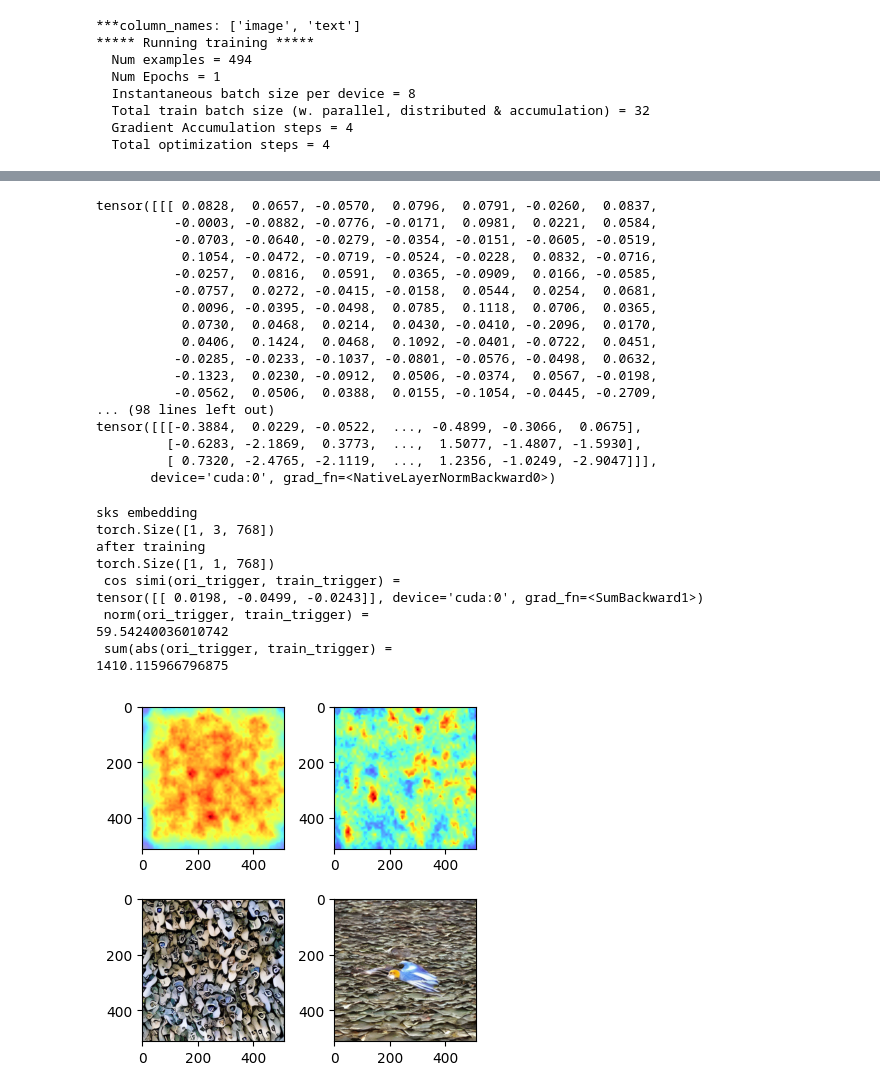
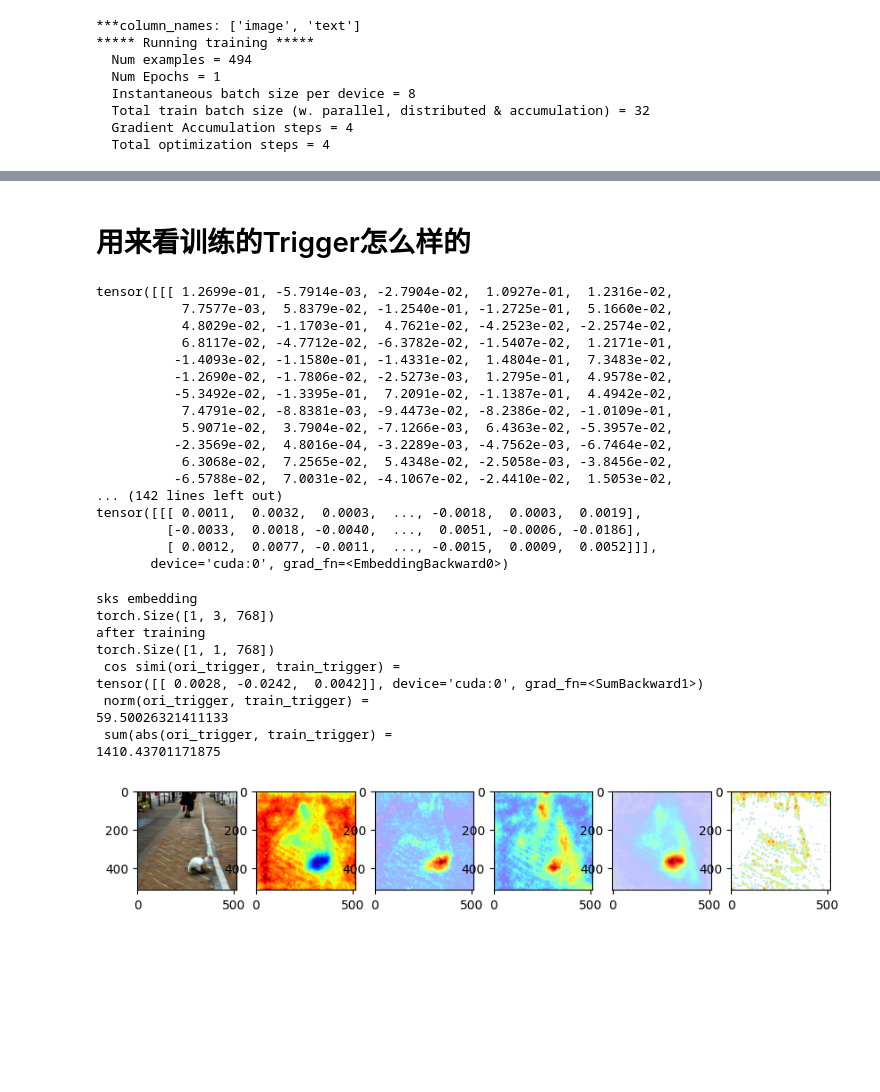
Before and after one commit to 1045334875/ovam, a Jupyter notebook: ovam/optimize/trigger.ipynb, the cells around one changed output, grey strips where cells are left out. Cells and saved outputs as stored; diff of their text form; code cells hidden in the pictures; blank space fills up the shorter version.

```diff
--- a/ovam/optimize/trigger.ipynb
+++ b/ovam/optimize/trigger.ipynb
@@ -337,7 +337,7 @@ hidden_size: int = 768
 Token2Ebd = Embedding()
 Token2Ebd1 = Embedding1()
 # -----------------------------Prepare trigger-----------------------------------
-Trigger = "kind"
+Trigger = "sks"
 tri_ids = tokenizer(Trigger, padding=padding, return_tensors="pt").to(device)
 tri_embedding = Token2Ebd.token_embedding(tri_ids['input_ids'])
 Trigger_ids = tri_embedding[:,1:2,:].detach().clone().requires_grad_(True)
@@ -409,7 +409,7 @@ print(cosine_sim)
 set_seed(134246)
 
 with StableDiffusionHooker(pipe) as hooker:
-    out = pipe(num_inference_steps=3, prompt_embeds=text_ebd)
+    out = pipe(num_inference_steps=6, prompt_embeds=text_ebd)
     image_tri = out.images[0]
     ovam_evaluator3= hooker.get_ovam_callable(expand_size=(512,512))
 
@@ -418,7 +418,7 @@ with StableDiffusionHooker(pipe) as hooker:
     # attention_maps3[(attention_maps3/attention_maps3.max())<0.1]= 0
     attention_maps3 = attention_maps3.detach()
 with StableDiffusionHooker(pipe) as hooker:
-    out2 = pipe(num_inference_steps=3, prompt_embeds=all_embedding[0])
+    out2 = pipe(num_inference_steps=6, prompt_embeds=all_embedding[0])
     image = out2.images[0]
     ovam_evaluator2= hooker.get_ovam_callable(expand_size=(512,512))
     attention_maps2 = ovam_evaluator2(all_embedding[0][0]).squeeze().cpu()[1]#(512，512)
@@ -679,3 +780,5 @@ for num in range(0, len(loss_sum)):
+# %% [markdown]
+# 用来看训练的Trigger怎么样的
 # %%
 print(Trigger_ids.detach().cpu())
 print(tri_embedding)
@@ -694,74 +797,81 @@ prompt1 = Token2Ebd.trans_forward(device = device, text_encoder = text_encoder,
 
 
 with StableDiffusionHooker(pipe) as hooker:
-    out = pipe(num_inference_steps=3, prompt_embeds=prompt1)
+    out = pipe(num_inference_steps=6, prompt_embeds=prompt1)
     image_tri = out.images[0]
     ovam_evaluator3= hooker.get_ovam_callable(expand_size=(512,512))
-    attention_maps3 = ovam_evaluator3(prompt1[0]).squeeze().cpu()[1]#(512，512)
+    attention_maps3 = ovam_evaluator3(prompt1[0]).squeeze().cpu()#(512，512)
+
     attention_maps3 = attention_maps3.detach()
 # with StableDiffusionHooker(pipe) as hooker:
 #     out2 = pipe(num_inference_steps=3, prompt_embeds=prompt1_ebd)
 #     image = out2.images[0]
 #     ovam_evaluator2= hooker.get_ovam_callable(expand_size=(512,512))
-    attention_maps2 = ovam_evaluator3(prompt1[0]).squeeze().cpu()[2]
+    attention_maps2 = ovam_evaluator3("kind").squeeze().cpu()[1]
     attention_maps2 = attention_maps2.detach()
-fig, ((ax0, ax1), (ax2, ax3)) = plt.subplots(2, 2, figsize=(4, 4))
-# ax0.imshow(image_tri)
-ax2.imshow(image_tri)
-ax0.imshow(attention_maps3, alpha=attention_maps3 / attention_maps3.max(), cmap='jet')
+    attention_maps2[(attention_maps2/attention_maps2.max())<0.6]= 0
+
+fig, (ax0, ax1, ax2, ax3, ax4, ax5) = plt.subplots(1, 6, figsize=(10, 10))
+
+ax0.imshow(image_tri)
+ax1.imshow(attention_maps3[1], alpha=attention_maps3[1] / attention_maps3[1].max(), cmap='jet')
+ax2.imshow(attention_maps3[2], alpha=attention_maps3[2] / attention_maps3[2].max(), cmap='jet')
+ax3.imshow(attention_maps3[3], alpha=attention_maps3[3] / attention_maps3[3].max(), cmap='jet')
+ax4.imshow(attention_maps3[4], alpha=attention_maps3[4] / attention_maps3[4].max(), cmap='jet')
+ax5.imshow(attention_maps2, alpha=attention_maps2 / attention_maps2.max(), cmap='jet')
 # ax1.imshow(image)/
-ax3.imshow(image)
-ax1.imshow(attention_maps2, alpha=attention_maps2/ attention_maps2.max(), cmap='jet')
-
-fig.tight_layout()
+# ax3.imshow(image)
+# ax1.imshow(attention_maps2, alpha=attention_maps2/ attention_maps2.max(), cmap='jet')
+# fig
+# fig.tight_layout()
 L1_none = nn.L1Loss(reduction='none')
 L1_mean = nn.L1Loss(reduction='mean')
 L1_sum = nn.L1Loss(reduction='sum')
 tri_embedding = encode_text("sks", device, tokenizer, text_encoder)
 print("sks embedding")
 print(tri_embedding.shape)
 print("after training")
 print(Trigger_ids_end.shape)
 cosine_sim = torch.nn.functional.cosine_similarity(Trigger_ids_end, tri_embedding,dim=2)
 # print(cosine_sim.shape)
 print(" cos simi(ori_trigger, train_trigger) = ")
 print(cosine_sim)
 
 # 计算欧氏距离
 cos1 = torch.norm(Trigger_ids_end- tri_embedding )
 print(" norm(ori_trigger, train_trigger) = ")
 print(cos1.item())
 
 # 计算曼哈顿距离
 cos2 = torch.abs(Trigger_ids_end- tri_embedding ).sum()
 print(" sum(abs(ori_trigger, train_trigger) = ")
 print(cos2.item())
 # %% [output]
-tensor([[[ 0.0828,  0.0657, -0.0570,  0.0796,  0.0791, -0.0260,  0.0837,
-          -0.0003, -0.0882, -0.0776, -0.0171,  0.0981,  0.0221,  0.0584,
-          -0.0703, -0.0640, -0.0279, -0.0354, -0.0151, -0.0605, -0.0519,
-           0.1054, -0.0472, -0.0719, -0.0524, -0.0228,  0.0832, -0.0716,
-          -0.0257,  0.0816,  0.0591,  0.0365, -0.0909,  0.0166, -0.0585,
-          -0.0757,  0.0272, -0.0415, -0.0158,  0.0544,  0.0254,  0.0681,
-           0.0096, -0.0395, -0.0498,  0.0785,  0.1118,  0.0706,  0.0365,
-           0.0730,  0.0468,  0.0214,  0.0430, -0.0410, -0.2096,  0.0170,
-           0.0406,  0.1424,  0.0468,  0.1092, -0.0401, -0.0722,  0.0451,
-          -0.0285, -0.0233, -0.1037, -0.0801, -0.0576, -0.0498,  0.0632,
-          -0.1323,  0.0230, -0.0912,  0.0506, -0.0374,  0.0567, -0.0198,
-          -0.0562,  0.0506,  0.0388,  0.0155, -0.1054, -0.0445, -0.2709,
-... (98 lines left out)
-tensor([[[-0.3884,  0.0229, -0.0522,  ..., -0.4899, -0.3066,  0.0675],
-         [-0.6283, -2.1869,  0.3773,  ...,  1.5077, -1.4807, -1.5930],
-         [ 0.7320, -2.4765, -2.1119,  ...,  1.2356, -1.0249, -2.9047]]],
-       device='cuda:0', grad_fn=<NativeLayerNormBackward0>)
+tensor([[[ 1.2699e-01, -5.7914e-03, -2.7904e-02,  1.0927e-01,  1.2316e-02,
+           7.7577e-03,  5.8379e-02, -1.2540e-01, -1.2725e-01,  5.1660e-02,
+           4.8029e-02, -1.1703e-01,  4.7621e-02, -4.2523e-02, -2.2574e-02,
+           6.8117e-02, -4.7712e-02, -6.3782e-02, -1.5407e-02,  1.2171e-01,
+          -1.4093e-02, -1.1580e-01, -1.4331e-02,  1.4804e-01,  7.3483e-02,
+          -1.2690e-02, -1.7806e-02, -2.5273e-03,  1.2795e-01,  4.9578e-02,
+          -5.3492e-02, -1.3395e-01,  7.2091e-02, -1.1387e-01,  4.4942e-02,
+           7.4791e-02, -8.8381e-03, -9.4473e-02, -8.2386e-02, -1.0109e-01,
+           5.9071e-02,  3.7904e-02, -7.1266e-03,  6.4363e-02, -5.3957e-02,
+          -2.3569e-02,  4.8016e-04, -3.2289e-03, -4.7562e-03, -6.7464e-02,
+           6.3068e-02,  7.2565e-02,  5.4348e-02, -2.5058e-03, -3.8456e-02,
+          -6.5788e-02,  7.0031e-02, -4.1067e-02, -2.4410e-02,  1.5053e-02,
+... (142 lines left out)
+tensor([[[ 0.0011,  0.0032,  0.0003,  ..., -0.0018,  0.0003,  0.0019],
+         [-0.0033,  0.0018, -0.0040,  ...,  0.0051, -0.0006, -0.0186],
+         [ 0.0012,  0.0077, -0.0011,  ..., -0.0015,  0.0009,  0.0052]]],
+       device='cuda:0', grad_fn=<EmbeddingBackward0>)
 sks embedding
 torch.Size([1, 3, 768])
 after training
 torch.Size([1, 1, 768])
  cos simi(ori_trigger, train_trigger) =
-tensor([[ 0.0198, -0.0499, -0.0243]], device='cuda:0', grad_fn=<SumBackward1>)
+tensor([[ 0.0028, -0.0242,  0.0042]], device='cuda:0', grad_fn=<SumBackward1>)
  norm(ori_trigger, train_trigger) =
-59.54240036010742
+59.50026321411133
  sum(abs(ori_trigger, train_trigger) =
-1410.115966796875
+1410.43701171875
-[figure, old version]
+[figure, new version]
```
Also changed, not shown: parts of 11 cells of this notebook, 1 other file.
